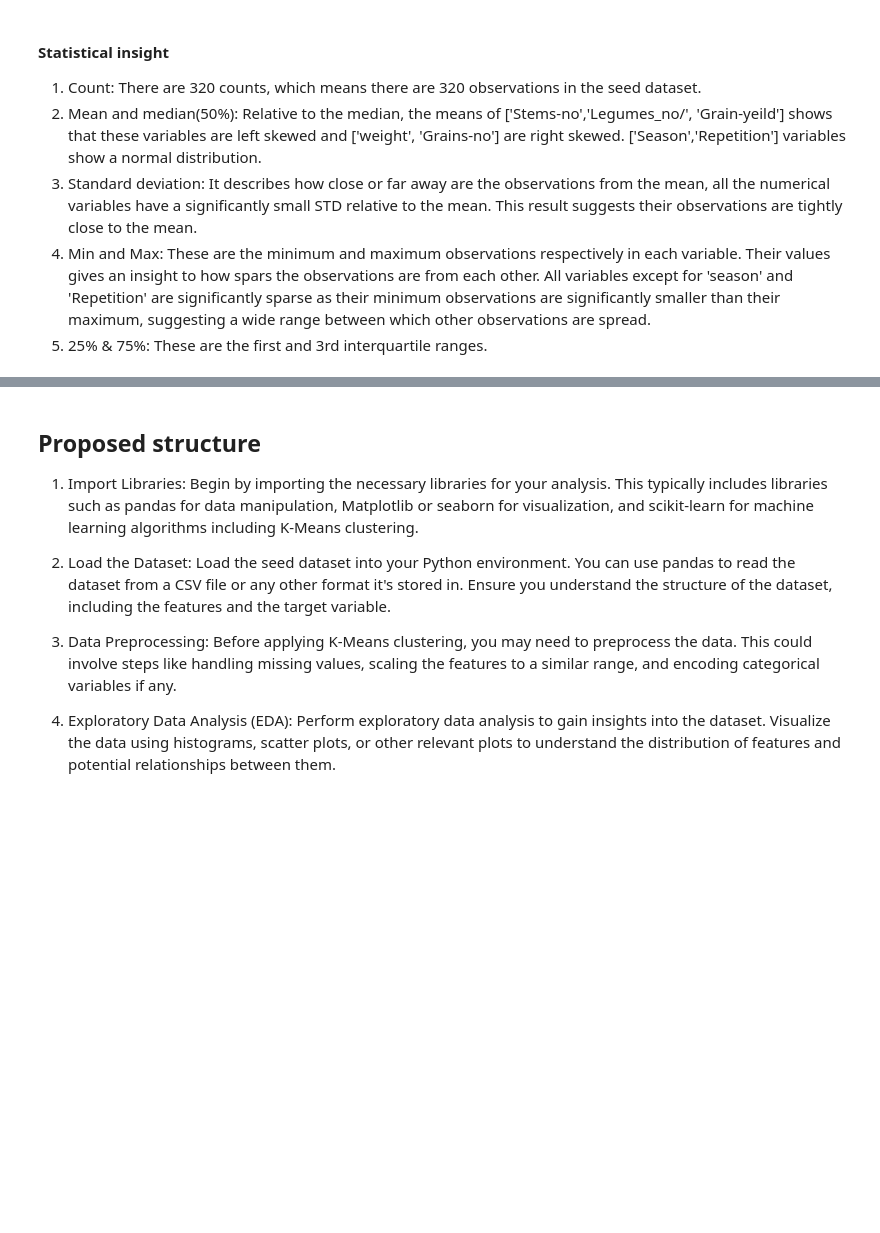
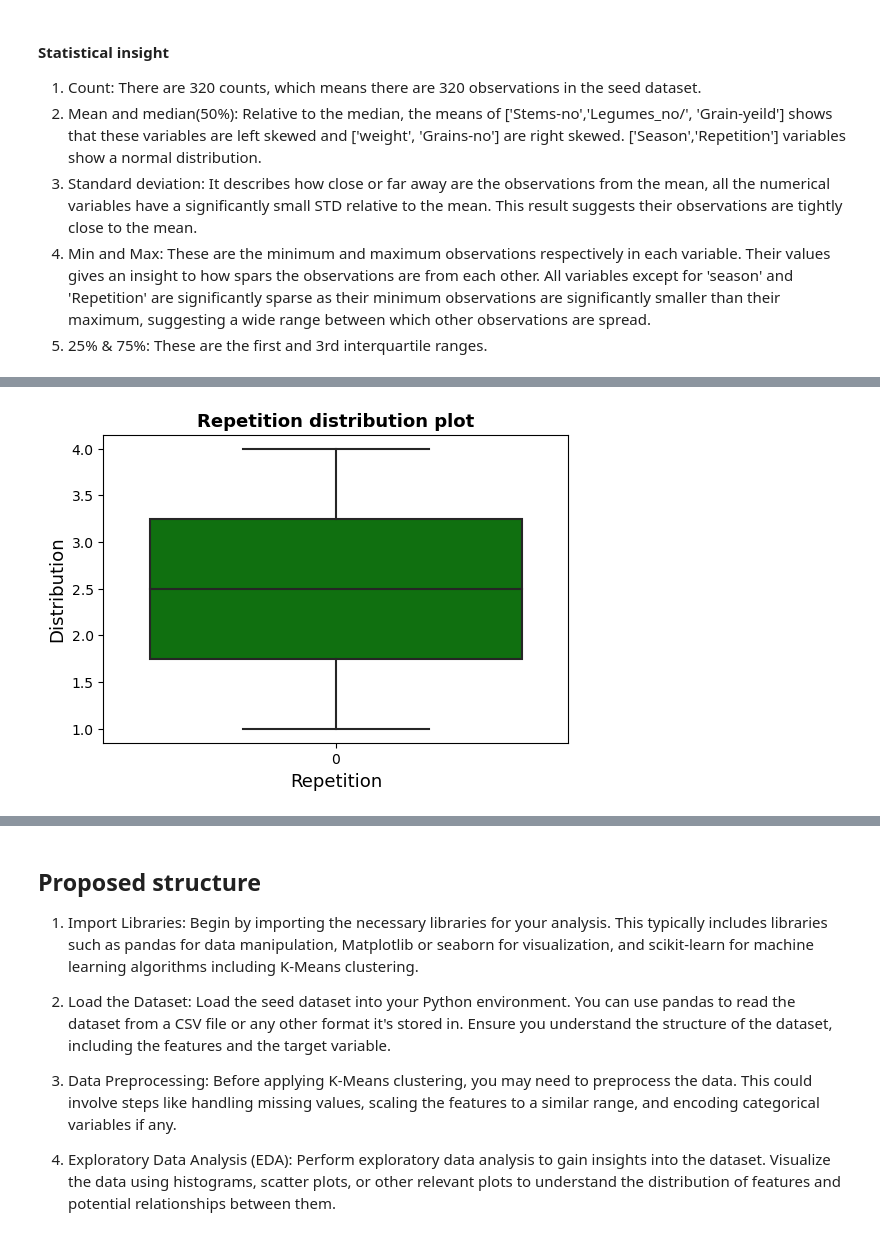
Before and after one commit to Ayomide-ola/Machine-learning-semester-2--, a Jupyter notebook: CA-1.ipynb, the cells around one changed output, grey strips where cells are left out. Cells and saved outputs as stored; diff of their text form; code cells hidden in the pictures; blank space fills up the shorter version.

```diff
--- a/CA-1.ipynb
+++ b/CA-1.ipynb
@@ -227,0 +240,10 @@ seed.describe()
+# %%
+plt.figure(figsize= (6,4))
+sns.boxplot(data=seed["Repetition"], color = 'green')
+plt.title('Repetition distribution plot', fontsize=13, fontweight='bold')
+plt.xlabel("Repetition", fontsize=13)
+plt.ylabel("Distribution", fontsize =13)
+
+plt.show();
+# %% [output]
+[figure, added]
```
Also changed, not shown: parts of 15 cells of this notebook.
